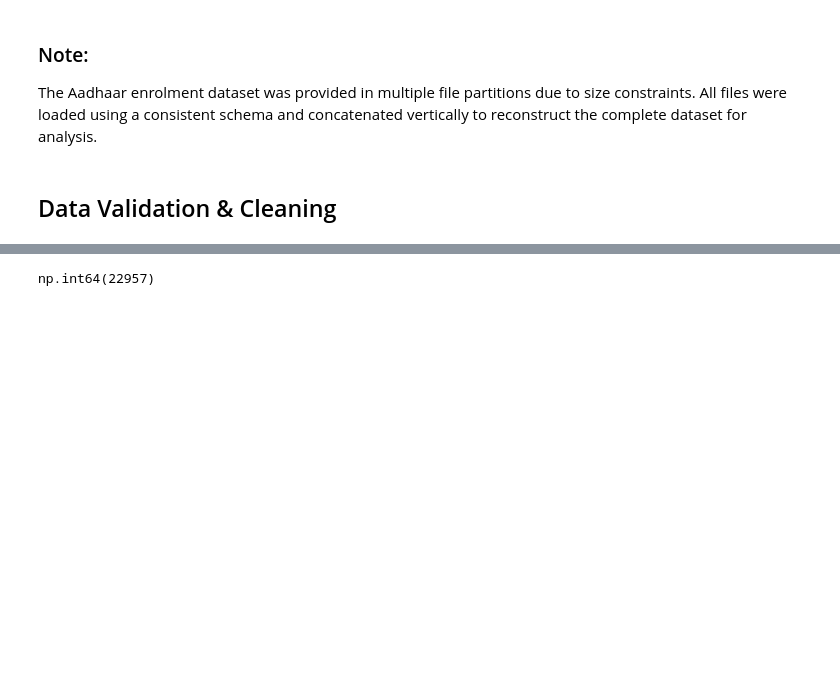
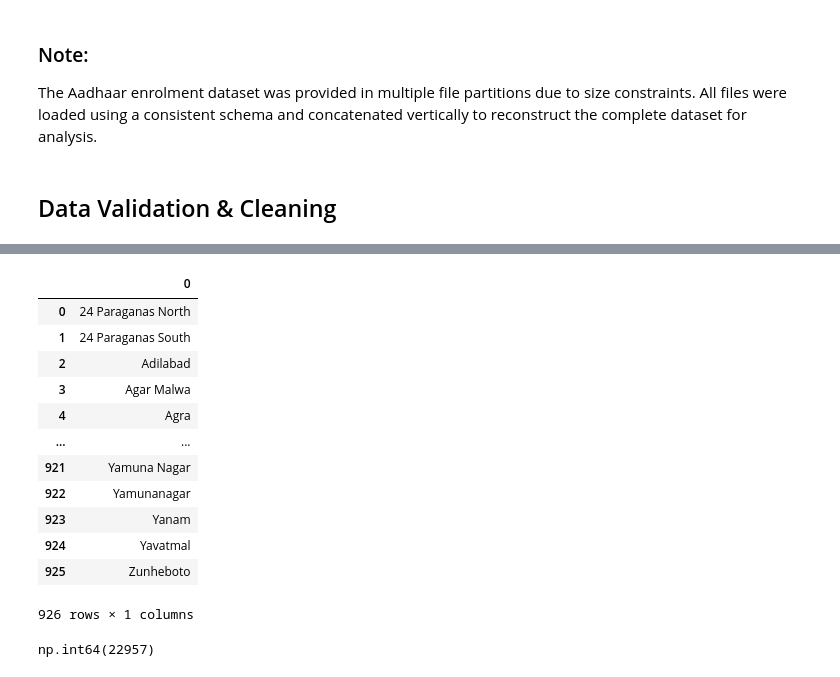
Before and after one commit to bitanpatra/Aadhar-Enrollment-Analysis, a Jupyter notebook: Notebook & Raw Data/Aadhar enrollment Analysis.ipynb, the cells around one changed output, grey strips where cells are left out. Saved outputs shown, nothing was run; the diff lists cells and outputs as text; code cells hidden in the pictures; blank space fills up the shorter version.

```diff
--- a/Notebook & Raw Data/Aadhar enrollment Analysis.ipynb
+++ b/Notebook & Raw Data/Aadhar enrollment Analysis.ipynb
@@ -42,3 +252,20 @@ The Aadhaar enrolment dataset was provided in multiple file partitions due to si
+# %%
+temp_df = pd.read_csv('unique_districts_cleaned.csv')
+temp_df
+# %% [output]
+|  | 0 |
+| 0 | 24 Paraganas North |
+| 1 | 24 Paraganas South |
+| 2 | Adilabad |
+| 3 | Agar Malwa |
+| 4 | Agra |
+| ... | ... |
+| 921 | Yamuna Nagar |
+| 922 | Yamunanagar |
+| 923 | Yanam |
+| 924 | Yavatmal |
+| 925 | Zunheboto |
+926 rows × 1 columns
 # %%
 aadhar_raw.duplicated().sum()
 # %% [output]
```
Also changed, not shown: parts of 17 cells of this notebook.
